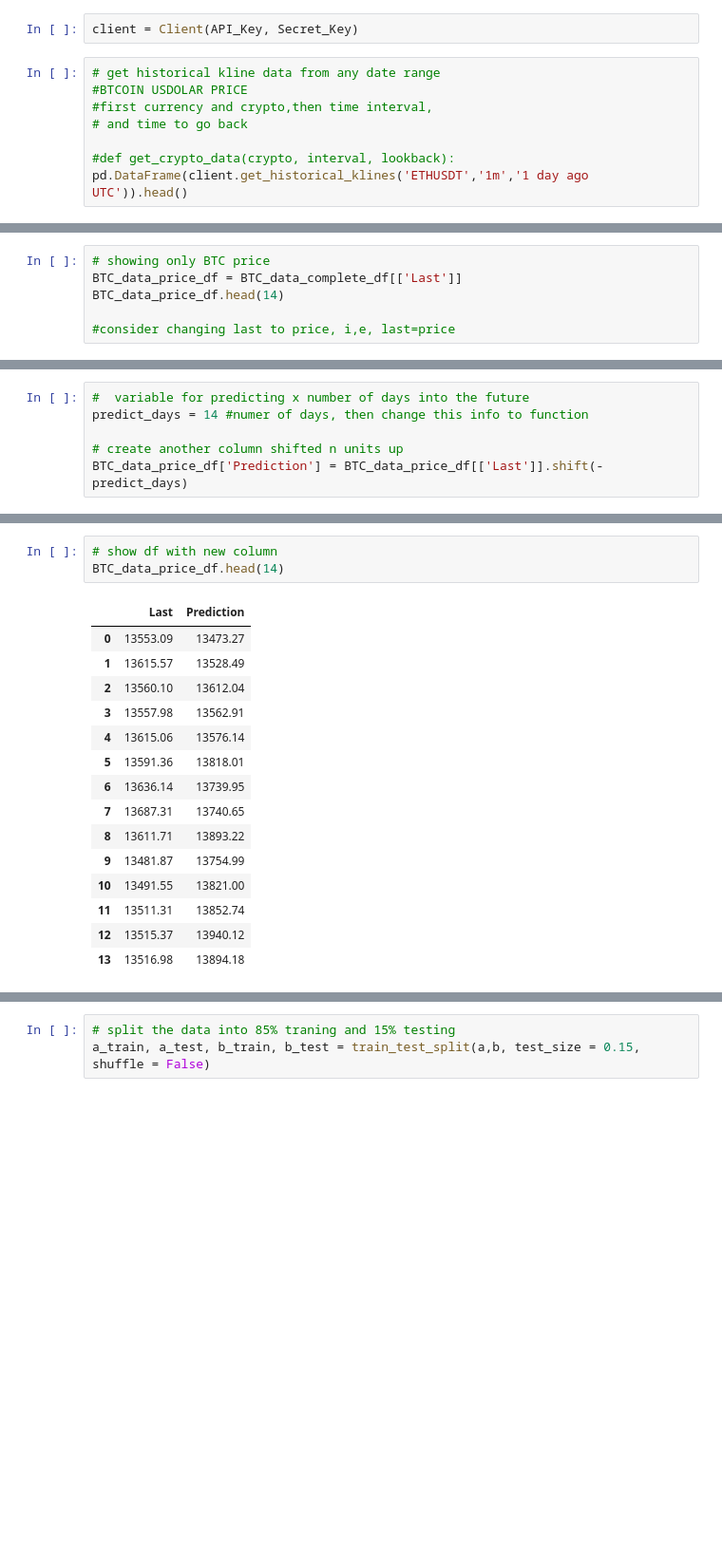
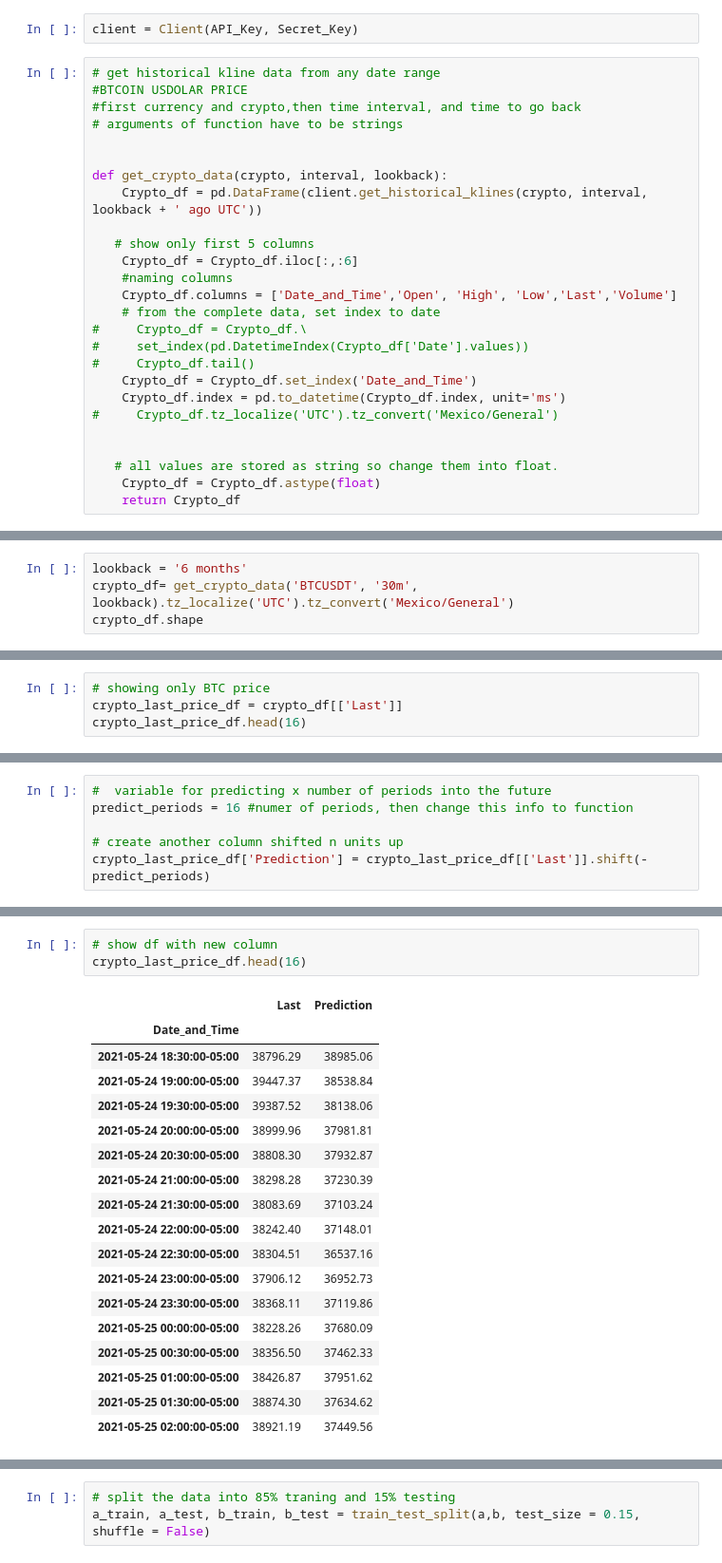
Before and after one commit to coldstrel/bitcoin_final, a Jupyter notebook: Team_4_Crypto_Bot.ipynb, the cells around one changed output, grey strips where cells are left out. Shown at 95% size. Drawn from its saved outputs; the diff is of its cells as text; blank space fills up the shorter version.

```diff
--- a/Team_4_Crypto_Bot.ipynb
+++ b/Team_4_Crypto_Bot.ipynb
@@ -42,8 +29,26 @@ client = Client(API_Key, Secret_Key)
 # %%
 # get historical kline data from any date range
 #BTCOIN USDOLAR PRICE
-#first currency and crypto,then time interval,
-# and time to go back
+#first currency and crypto,then time interval, and time to go back
+# arguments of function have to be strings
 
-#def get_crypto_data(crypto, interval, lookback):
-pd.DataFrame(client.get_historical_klines('ETHUSDT','1m','1 day ago UTC')).head()
+
+def get_crypto_data(crypto, interval, lookback):
+    Crypto_df = pd.DataFrame(client.get_historical_klines(crypto, interval, lookback + ' ago UTC'))
+
+   # show only first 5 columns
+    Crypto_df = Crypto_df.iloc[:,:6]
+    #naming columns
+    Crypto_df.columns = ['Date_and_Time','Open', 'High', 'Low','Last','Volume']
+    # from the complete data, set index to date
+#     Crypto_df = Crypto_df.\
+#     set_index(pd.DatetimeIndex(Crypto_df['Date'].values))
+#     Crypto_df.tail()
+    Crypto_df = Crypto_df.set_index('Date_and_Time')
+    Crypto_df.index = pd.to_datetime(Crypto_df.index, unit='ms')
+#     Crypto_df.tz_localize('UTC').tz_convert('Mexico/General')
+
+
+   # all values are stored as string so change them into float.
+    Crypto_df = Crypto_df.astype(float)
+    return Crypto_df
@@ -91,0 +57,4 @@ BTC_data_complete_dateindex_df.tail()
+# %%
+lookback = '6 months'
+crypto_df= get_crypto_data('BTCUSDT', '30m', lookback).tz_localize('UTC').tz_convert('Mexico/General')
+crypto_df.shape
@@ -94,8 +104,6 @@ BTC_data_complete_dateindex_df.tail()
 # %%
 # showing only BTC price
-BTC_data_price_df = BTC_data_complete_df[['Last']]
-BTC_data_price_df.head(14)
-
-#consider changing last to price, i,e, last=price
+crypto_last_price_df = crypto_df[['Last']]
+crypto_last_price_df.head(16)
 # %% [output]
 |  | Last |
@@ -134,9 +127,9 @@ BTC_data_price_df.tail(14)
 # %%
-#  variable for predicting x number of days into the future
-predict_days = 14 #numer of days, then change this info to function
+#  variable for predicting x number of periods into the future
+predict_periods = 16 #numer of periods, then change this info to function
 
 # create another column shifted n units up
-BTC_data_price_df['Prediction'] = BTC_data_price_df[['Last']].shift(-predict_days)
+crypto_last_price_df['Prediction'] = crypto_last_price_df[['Last']].shift(-predict_periods)
 # %% [output]
 A value is trying to be set on a copy of a slice from a DataFrame.
 Try using .loc[row_indexer,col_indexer] = value instead
@@ -146,20 +138,23 @@ See the caveats in the documentation: https://pandas.pydata.org/pandas-docs/stab
 # %%
 # show df with new column
-BTC_data_price_df.head(14)
+crypto_last_price_df.head(16)
 # %% [output]
 |  | Last | Prediction |
-| 0 | 13553.09 | 13473.27 |
-| 1 | 13615.57 | 13528.49 |
-| 2 | 13560.10 | 13612.04 |
-| 3 | 13557.98 | 13562.91 |
-| 4 | 13615.06 | 13576.14 |
-| 5 | 13591.36 | 13818.01 |
-| 6 | 13636.14 | 13739.95 |
-| 7 | 13687.31 | 13740.65 |
-| 8 | 13611.71 | 13893.22 |
-| 9 | 13481.87 | 13754.99 |
-| 10 | 13491.55 | 13821.00 |
-| 11 | 13511.31 | 13852.74 |
-| 12 | 13515.37 | 13940.12 |
-| 13 | 13516.98 | 13894.18 |
+| Date_and_Time |  |  |
+| 2021-05-24 18:30:00-05:00 | 38796.29 | 38985.06 |
+| 2021-05-24 19:00:00-05:00 | 39447.37 | 38538.84 |
+| 2021-05-24 19:30:00-05:00 | 39387.52 | 38138.06 |
+| 2021-05-24 20:00:00-05:00 | 38999.96 | 37981.81 |
+| 2021-05-24 20:30:00-05:00 | 38808.30 | 37932.87 |
+| 2021-05-24 21:00:00-05:00 | 38298.28 | 37230.39 |
+| 2021-05-24 21:30:00-05:00 | 38083.69 | 37103.24 |
+| 2021-05-24 22:00:00-05:00 | 38242.40 | 37148.01 |
+| 2021-05-24 22:30:00-05:00 | 38304.51 | 36537.16 |
+| 2021-05-24 23:00:00-05:00 | 37906.12 | 36952.73 |
+| 2021-05-24 23:30:00-05:00 | 38368.11 | 37119.86 |
+| 2021-05-25 00:00:00-05:00 | 38228.26 | 37680.09 |
+| 2021-05-25 00:30:00-05:00 | 38356.50 | 37462.33 |
+| 2021-05-25 01:00:00-05:00 | 38426.87 | 37951.62 |
+| 2021-05-25 01:30:00-05:00 | 38874.30 | 37634.62 |
+| 2021-05-25 02:00:00-05:00 | 38921.19 | 37449.56 |
 # %%
```
Also changed, not shown: parts of 99 cells of this notebook.
